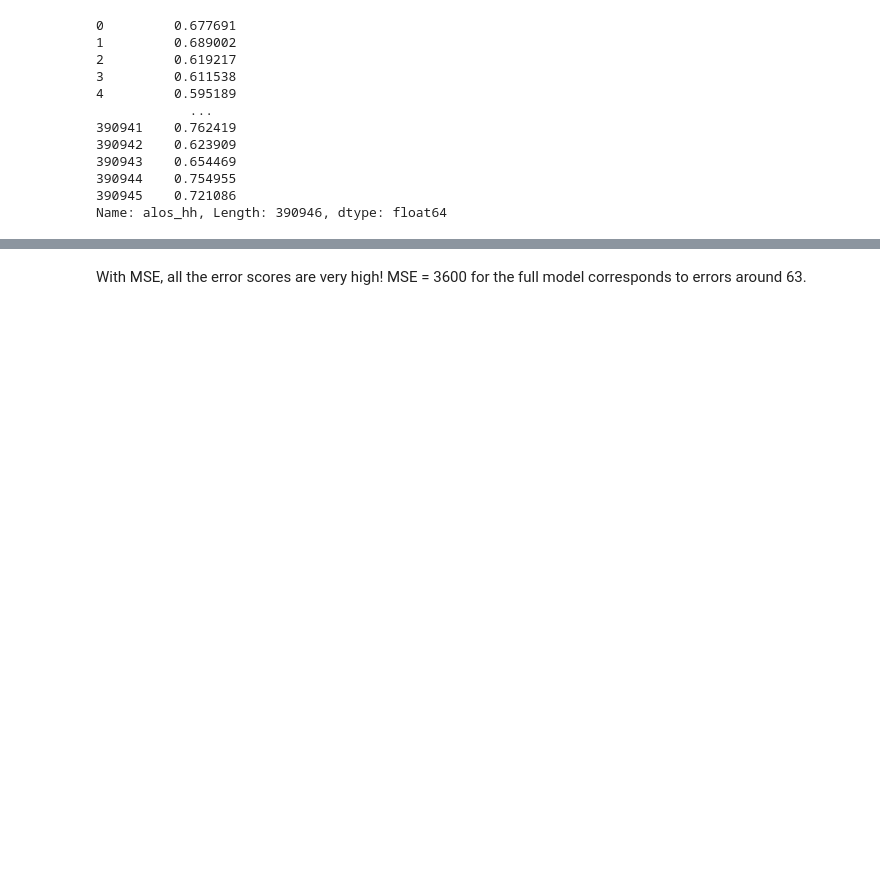
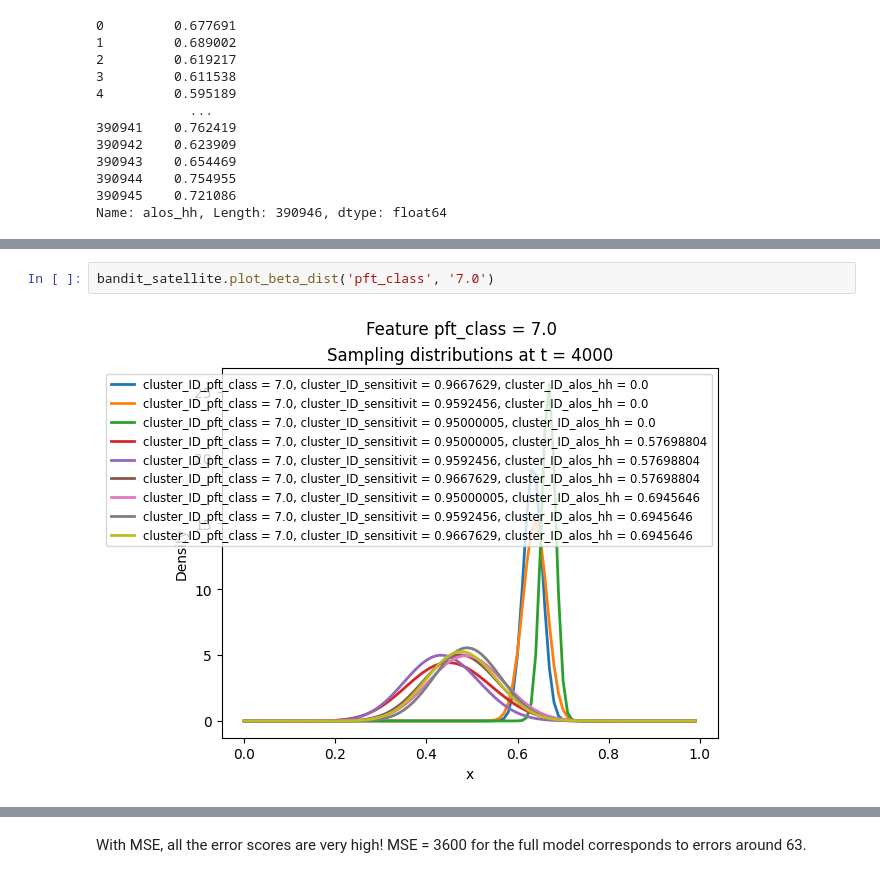
Before and after one commit to PerryChicken1/Master-Thesis, a Jupyter notebook: multi-armed-bandit.ipynb, the cells around one changed output, grey strips where cells are left out. Drawn from its saved outputs; the diff is of its cells as text; blank space fills up the shorter version.

```diff
--- a/multi-armed-bandit.ipynb
+++ b/multi-armed-bandit.ipynb
@@ -231,0 +265,4 @@ Error:
+# %%
+bandit_satellite.plot_beta_dist('pft_class', '7.0')
+# %% [output]
+[figure, added]
```
Also changed, not shown: parts of 22 cells of this notebook, 6 other files.
